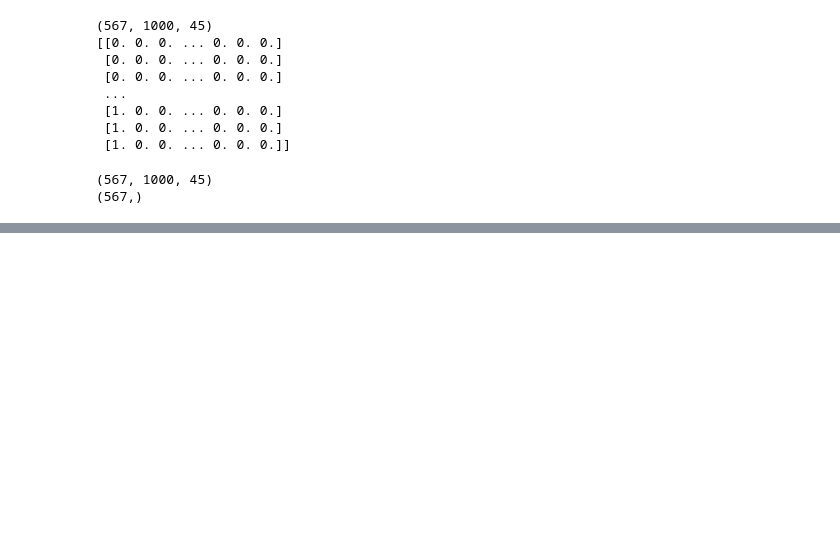
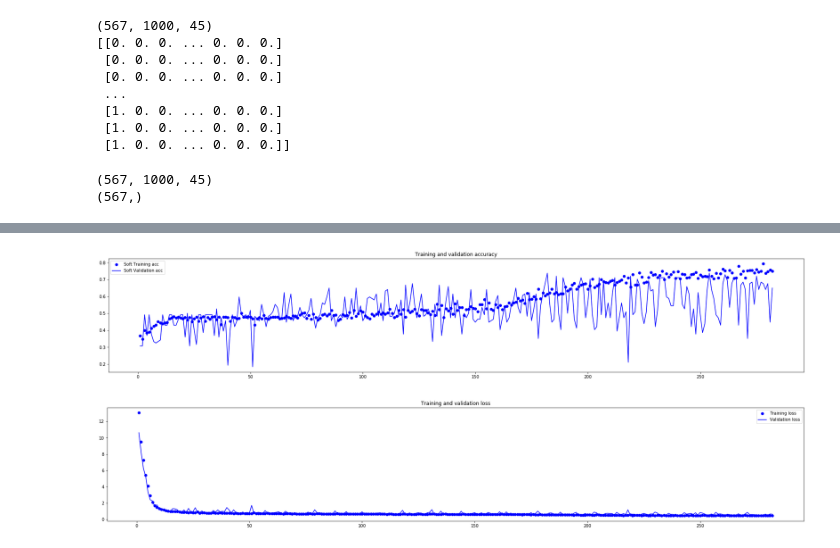
Before and after one commit to ms10596/match, a Jupyter notebook: CNN/pos.ipynb, the cells around one changed output, grey strips where cells are left out. Drawn from its saved outputs; the diff is of its cells as text; code cells hidden in the pictures; blank space fills up the shorter version.

```diff
--- a/CNN/pos.ipynb
+++ b/CNN/pos.ipynb
@@ -136,18 +136,20 @@ print(tags.shape)
 (567,)
 # %%
 model = Sequential()
-model.add(Conv1D(128, 5, activation='relu',kernel_regularizer=l1_l2(l1=0.01, l2=0.0)))
+model.add(Conv1D(128, 5, activation='relu',kernel_regularizer=l1_l2(l1=0.01, l2=0.01), input_shape=(1000,45)))
 model.add(MaxPooling1D(5))
-model.add(Conv1D(64, 5, activation='relu',kernel_regularizer=l1_l2(l1=0.007, l2=0.0)))
+model.add(Conv1D(64, 5, activation='relu',kernel_regularizer=l1_l2(l1=0.001, l2=0.001)))
+model.add(MaxPooling1D(5))
+model.add(Conv1D(32, 5, activation='relu',kernel_regularizer=l1_l2(l1=0.0003, l2=0.0003)))
 model.add(GlobalMaxPooling1D())
-model.add(Dense(64, activation='relu'))
 model.add(Dense(1))
 # model.summary()
 def soft_acc(y_true, y_pred):
     from tensorflow.python.keras import backend as K
     return K.mean(K.equal(K.round(y_true), K.round(y_pred)))
 # %%
-es = EarlyStopping(monitor='acc',patience=20, mode='auto')
+es = EarlyStopping(monitor='val_soft_acc',patience=100, mode='max')
+cp = ModelCheckpoint('model-{epoch:03d}-{soft_acc:03f}-{val_soft_acc:03f}.h5', verbose=1, monitor='val_soft_acc',save_best_only=True, mode='max')
 model.compile(optimizer=RMSprop(),
 loss='mse',
 metrics=[soft_acc])
@@ -155,7 +157,7 @@ history = model.fit(data, tags,
 epochs=1000,
 batch_size=50,
 validation_split=0.2,
-callbacks=[])
+callbacks=[es, cp])
 # model.save_weights('pre_trained_glove_model.h5')
 model.summary()
 # %% [output]
@@ -179,29 +181,27 @@ Epoch 876/1000
 # %%
 import matplotlib.pyplot as plt
 
 soft_acc = history.history['soft_acc']
 soft_val_acc = history.history['val_soft_acc']
 
-acc = history.history['acc']
-val_acc = history.history['val_acc']
-
 loss = history.history['loss']
 val_loss = history.history['val_loss']
 
-epochs = range(1, len(acc) + 1)
+epochs = range(1, len(soft_acc) + 1)
 plt.figure(figsize=(30,5))
-plt.plot(epochs, acc, 'bo', label='Training acc')
-plt.plot(epochs, soft_acc, 'ro', label='Soft Training acc')
-plt.plot(epochs, val_acc, 'b', label='Validation acc')
-plt.plot(epochs, soft_val_acc, 'r', label='Soft Validation acc')
+plt.plot(epochs, soft_acc, 'bo', label='Soft Training acc')
+plt.plot(epochs, soft_val_acc, 'b', label='Soft Validation acc')
 plt.title('Training and validation accuracy')
 plt.legend()
 plt.figure(figsize=(30,5))
 plt.plot(epochs, loss, 'bo', label='Training loss')
 plt.plot(epochs, val_loss, 'b', label='Validation loss')
 plt.title('Training and validation loss')
 plt.legend()
 plt.show()
+# %% [output]
+[figure, added]
+[figure, added]
 # %%
 result = model.evaluate(data, tags)
 print(result[1])
```
Also changed, not shown: parts of 4 cells of this notebook, 1 other file.
